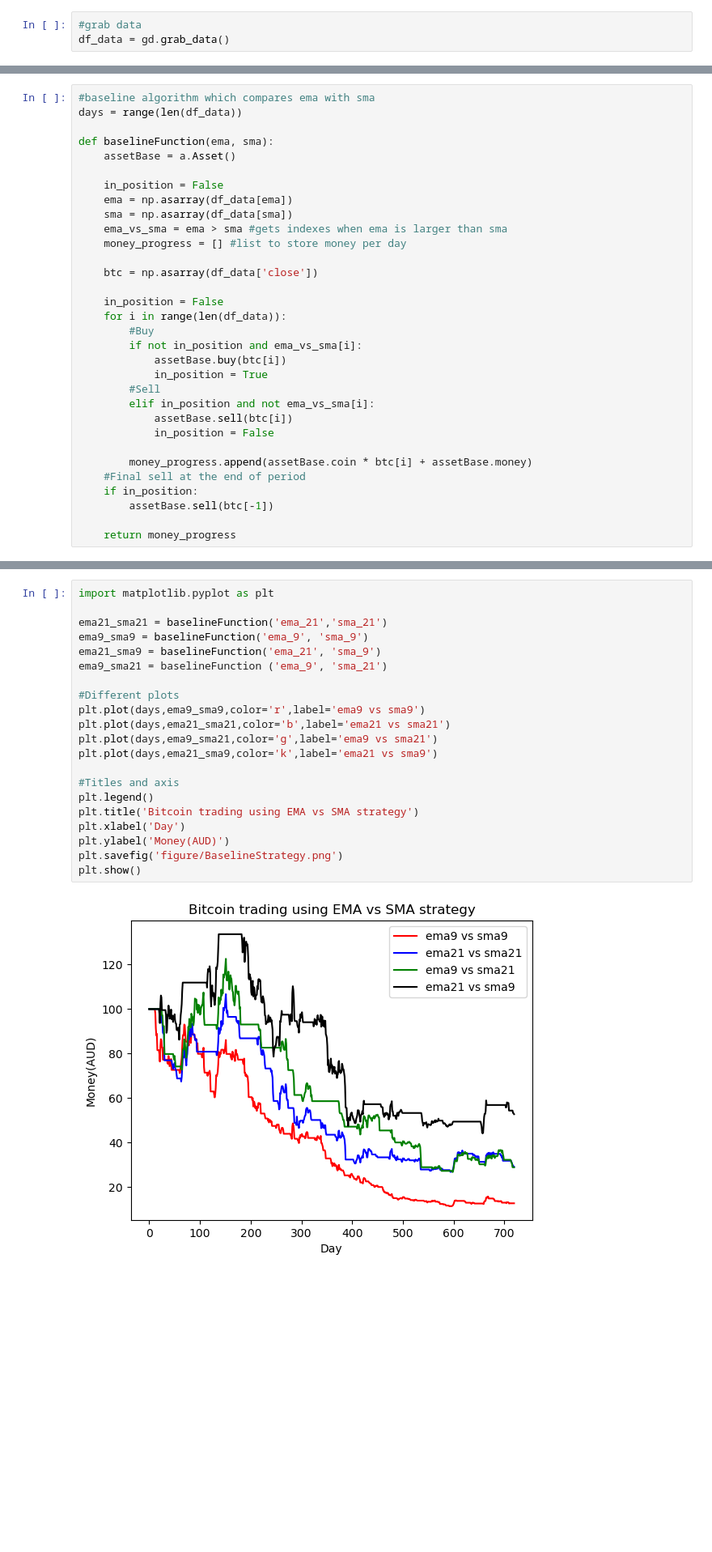
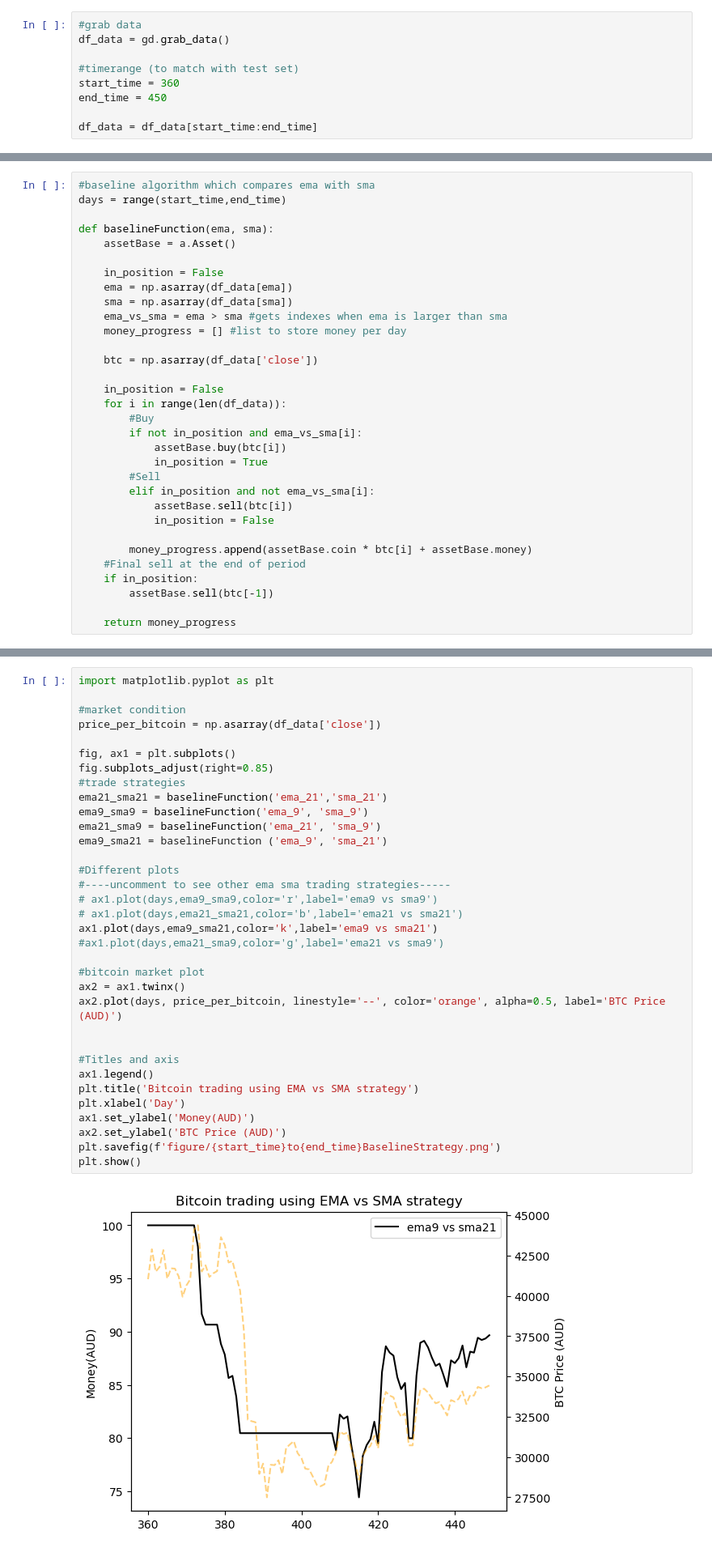
Before and after one commit to yuanyuan2000/btc_bot, a Jupyter notebook: EMA_SMA (baseline).ipynb, the cells around one changed output, grey strips where cells are left out. Shown: that part at 81% size. Saved outputs shown, nothing was run; the diff lists cells and outputs as text; blank space fills up the shorter version.

```diff
--- a/EMA_SMA (baseline).ipynb
+++ b/EMA_SMA (baseline).ipynb
@@ -10,3 +12,9 @@ import numpy as np
 # %%
 #grab data
 df_data = gd.grab_data()
+
+#timerange (to match with test set)
+start_time = 360
+end_time = 450
+
+df_data = df_data[start_time:end_time]
@@ -15,6 +23,6 @@ df_data = gd.grab_data()
 # %%
 #baseline algorithm which compares ema with sma
-days = range(len(df_data))
+days = range(start_time,end_time)
 
 def baselineFunction(ema, sma):
     assetBase = a.Asset()
@@ -49,23 +57,36 @@ def baselineFunction(ema, sma):
 # %%
 import matplotlib.pyplot as plt
 
+#market condition
+price_per_bitcoin = np.asarray(df_data['close'])
+
+fig, ax1 = plt.subplots()
+fig.subplots_adjust(right=0.85)
+#trade strategies
 ema21_sma21 = baselineFunction('ema_21','sma_21')
 ema9_sma9 = baselineFunction('ema_9', 'sma_9')
 ema21_sma9 = baselineFunction('ema_21', 'sma_9')
 ema9_sma21 = baselineFunction ('ema_9', 'sma_21')
 
 #Different plots
-plt.plot(days,ema9_sma9,color='r',label='ema9 vs sma9')
-plt.plot(days,ema21_sma21,color='b',label='ema21 vs sma21')
-plt.plot(days,ema9_sma21,color='g',label='ema9 vs sma21')
-plt.plot(days,ema21_sma9,color='k',label='ema21 vs sma9')
+#----uncomment to see other ema sma trading strategies-----
+# ax1.plot(days,ema9_sma9,color='r',label='ema9 vs sma9')
+# ax1.plot(days,ema21_sma21,color='b',label='ema21 vs sma21')
+ax1.plot(days,ema9_sma21,color='k',label='ema9 vs sma21')
+#ax1.plot(days,ema21_sma9,color='g',label='ema21 vs sma9')
+
+#bitcoin market plot
+ax2 = ax1.twinx()
+ax2.plot(days, price_per_bitcoin, linestyle='--', color='orange', alpha=0.5, label='BTC Price (AUD)')
+
 
 #Titles and axis
-plt.legend()
+ax1.legend()
 plt.title('Bitcoin trading using EMA vs SMA strategy')
 plt.xlabel('Day')
-plt.ylabel('Money(AUD)')
-plt.savefig('figure/BaselineStrategy.png')
+ax1.set_ylabel('Money(AUD)')
+ax2.set_ylabel('BTC Price (AUD)')
+plt.savefig(f'figure/{start_time}to{end_time}BaselineStrategy.png')
 plt.show()
 # %% [output]
-[figure, old version]
+[figure, new version]
```
Also changed, not shown: parts of 4 cells of this notebook, 5 other files.
